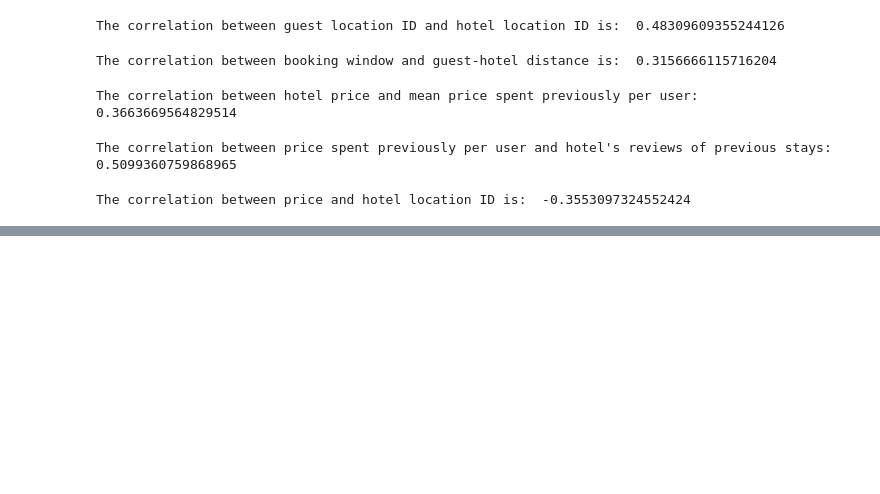
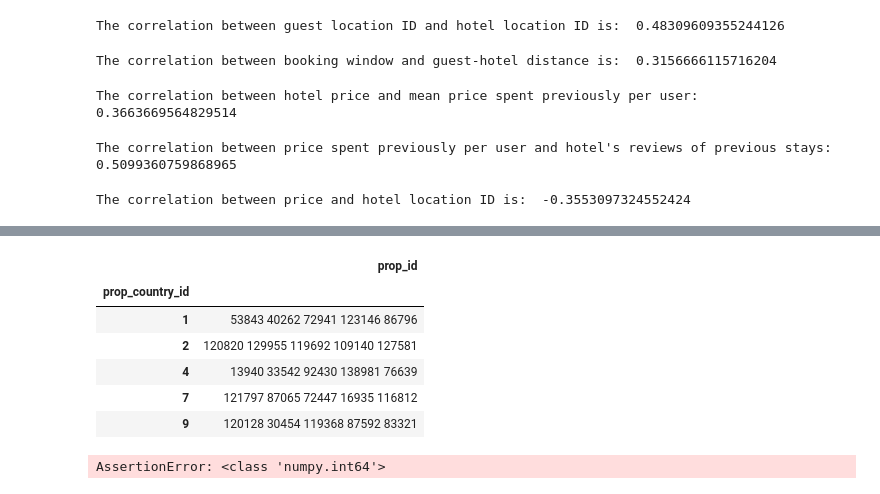
Before and after one commit to AlexiaSalomons/dmt_assignment2, a Jupyter notebook: dmy_exploration.ipynb, the cells around one changed output, grey strips where cells are left out. Drawn from its saved outputs; the diff is of its cells as text; code cells hidden in the pictures; blank space fills up the shorter version.

```diff
--- a/dmy_exploration.ipynb
+++ b/dmy_exploration.ipynb
@@ -133,0 +185,49 @@ missing_data
+# %%
+# Step 2
+CLICK_WEIGHT = 0.05
+agg = aggs.groupby(['prop_country_id','prop_id']).sum().reset_index()
+agg['count'] -= agg['sum']
+agg = agg.rename(columns={'sum':'bookings','count':'clicks'})
+agg['relevance'] = agg['bookings'] + CLICK_WEIGHT * agg['clicks']
+agg.head()
+
+# Define a function to get most popular hotels for a destination group.
+def most_popular(group, n_max=5):
+    relevance = group['relevance'].values
+    prop_id = group['prop_id'].values
+    most_popular = prop_id[np.argsort(relevance)[::-1]][:n_max]
+    return np.array_str(most_popular)[1:-1] # remove square brackets
+
+# Get most popular hotel clusters for all destinations.
+most_pop = agg.groupby(['prop_country_id']).apply(most_popular)
+most_pop = pd.DataFrame(most_pop).rename(columns={0:'prop_id'})
+most_pop.head()
+# %% [output]
+|  | prop_id |
+| prop_country_id |  |
+| 1 | 53843 40262 72941 123146 86796 |
+| 2 | 120820 129955 119692 109140 127581 |
+| 4 | 13940 33542 92430 138981 76639 |
+| 7 | 121797 87065 72447 16935 116812 |
+| 9 | 120128 30454 119368 87592 83321 |
+# %%
+# Step 3: Read in the test data and merge most popular hotel clusters.
+test = pd.read_csv('vu-dmt-assigment-2-2023/test_set_VU_DM.csv',
+                    dtype={'prop_country_id':np.int32},
+                    usecols=['prop_country_id'],)
+test = test.merge(most_pop, how='left',left_on='prop_country_id',right_index=True)
+test.head()
+
+# Check hotel_cluster column in test for null values
+test.prop_id.isnull().sum()
+
+# Let's fill nas with hotel clusters that are most popular overall.
+most_pop_all = agg.groupby('prop_id')['relevance'].sum().nlargest(5).index
+most_pop_all = np.array_str(most_pop_all)[1:-1]
+print(most_pop_all)
+
+test.prop_id.fillna(most_pop_all,inplace=True)
+
+test.prop_id.to_csv('submission.csv',header=True, index_label='id')
+# %% [output]
+AssertionError: <class 'numpy.int64'>
```
Also changed, not shown: parts of 9 cells of this notebook.
